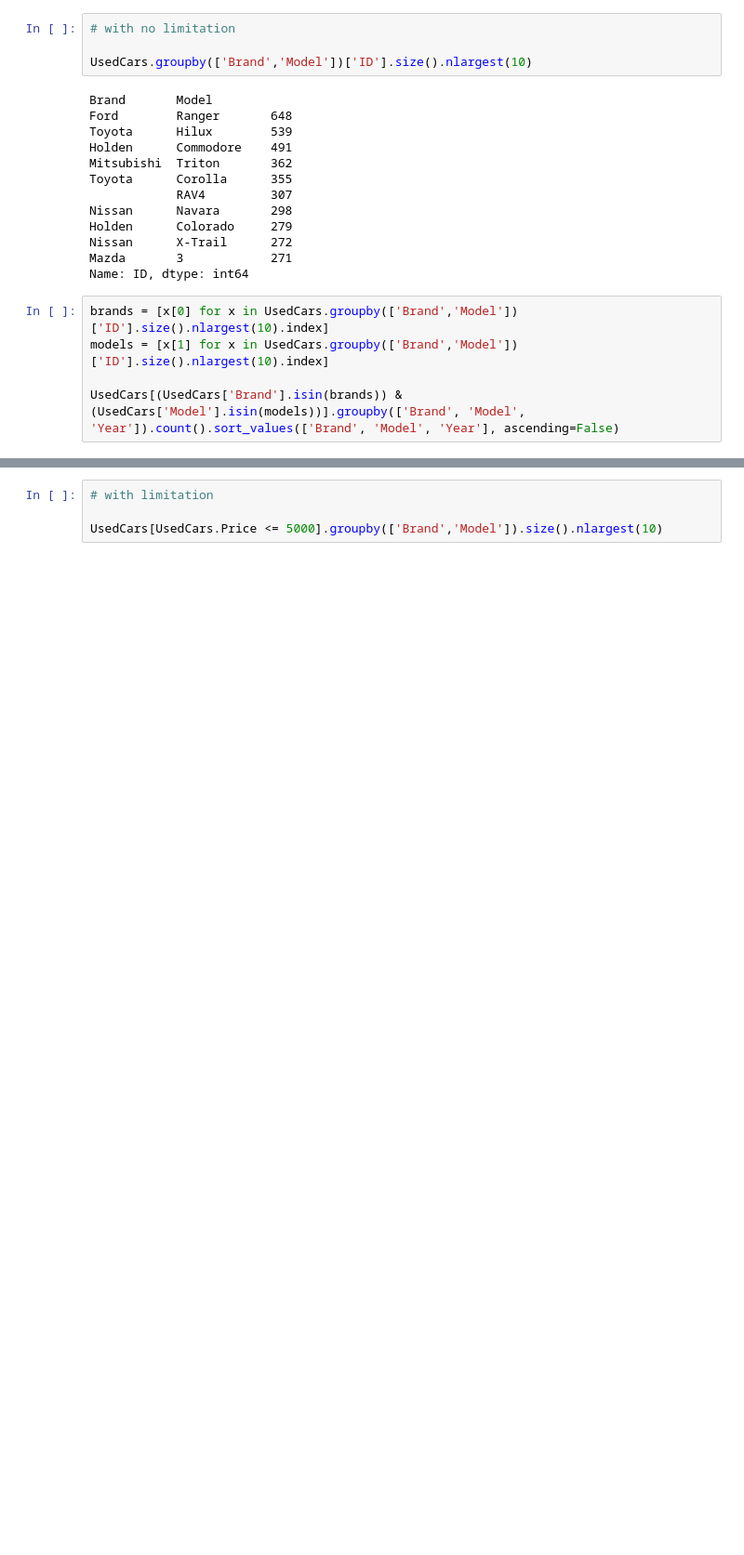
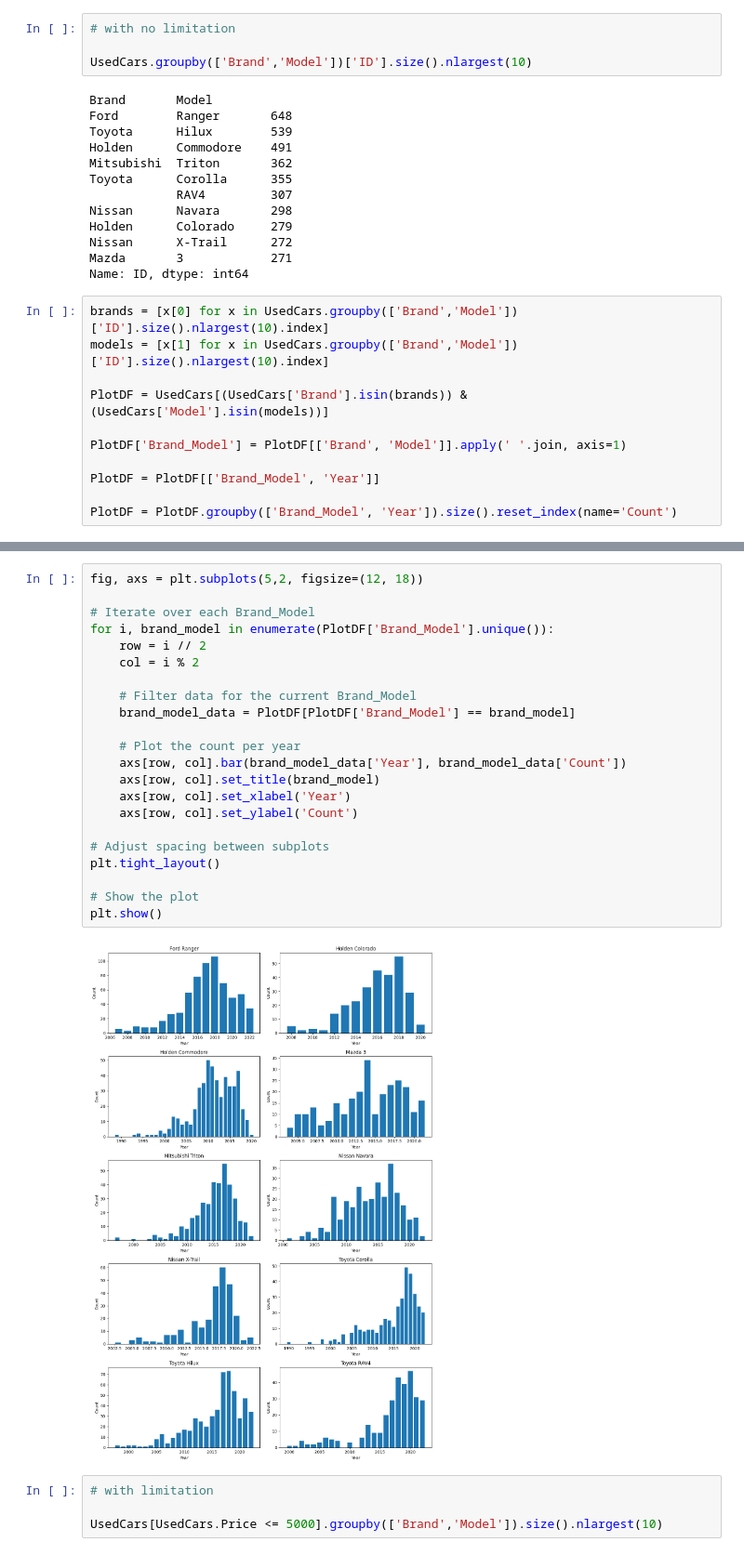
Before and after one commit to thaynanff/Data-Science-Projects, a Jupyter notebook: Data Science and Analytics/8. Australian Automotive Market/Australian Automotive Market.ipynb, the cells around one changed output, grey strips where cells are left out. Shown at 93% size. Saved outputs shown, nothing was run; the diff lists cells and outputs as text; blank space fills up the shorter version.

Commit message:
Graphs per Year added

```diff
--- a/Data Science and Analytics/8. Australian Automotive Market/Australian Automotive Market.ipynb
+++ b/Data Science and Analytics/8. Australian Automotive Market/Australian Automotive Market.ipynb
@@ -325,4 +325,10 @@ Name: ID, dtype: int64
 brands = [x[0] for x in UsedCars.groupby(['Brand','Model'])['ID'].size().nlargest(10).index]
 models = [x[1] for x in UsedCars.groupby(['Brand','Model'])['ID'].size().nlargest(10).index]
 
-UsedCars[(UsedCars['Brand'].isin(brands)) & (UsedCars['Model'].isin(models))].groupby(['Brand', 'Model', 'Year']).count().sort_values(['Brand', 'Model', 'Year'], ascending=False)
+PlotDF = UsedCars[(UsedCars['Brand'].isin(brands)) & (UsedCars['Model'].isin(models))]
+
+PlotDF['Brand_Model'] = PlotDF[['Brand', 'Model']].apply(' '.join, axis=1)
+
+PlotDF = PlotDF[['Brand_Model', 'Year']]
+
+PlotDF = PlotDF.groupby(['Brand_Model', 'Year']).size().reset_index(name='Count')
@@ -344,3 +335,27 @@ UsedCars[(UsedCars['Brand'].isin(brands)) & (UsedCars['Model'].isin(models))].gr
+# %%
+fig, axs = plt.subplots(5,2, figsize=(12, 18))
+
+# Iterate over each Brand_Model
+for i, brand_model in enumerate(PlotDF['Brand_Model'].unique()):
+    row = i // 2
+    col = i % 2
+
+    # Filter data for the current Brand_Model
+    brand_model_data = PlotDF[PlotDF['Brand_Model'] == brand_model]
+
+    # Plot the count per year
+    axs[row, col].bar(brand_model_data['Year'], brand_model_data['Count'])
+    axs[row, col].set_title(brand_model)
+    axs[row, col].set_xlabel('Year')
+    axs[row, col].set_ylabel('Count')
+
+# Adjust spacing between subplots
+plt.tight_layout()
+
+# Show the plot
+plt.show()
+# %% [output]
+[figure, added]
 # %%
 # with limitation
 
```
Also changed, not shown: parts of 1 cell of this notebook.
